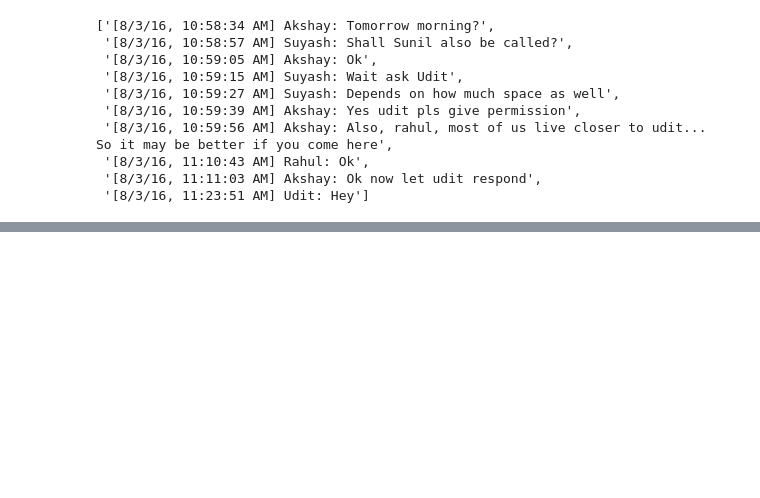
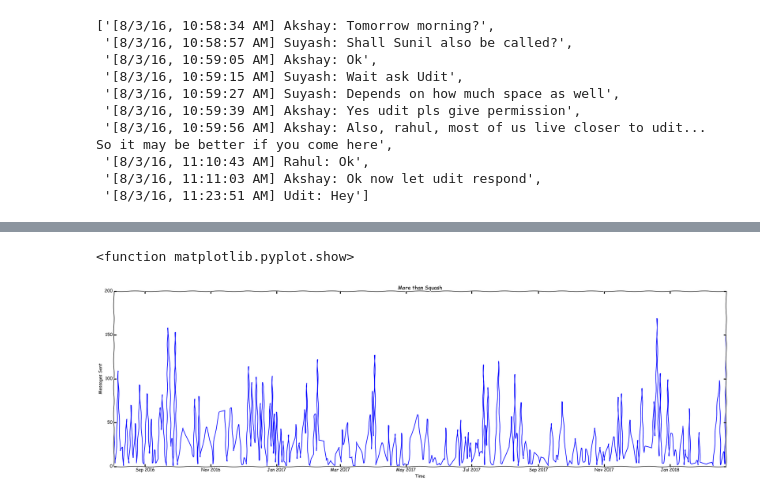
Before and after one commit to suyashSax/random, a Jupyter notebook: WhatsApp Analytics.ipynb, the cells around one changed output, grey strips where cells are left out. Cells and saved outputs as stored; diff of their text form; code cells hidden in the pictures; blank space fills up the shorter version.

Commit message:
Plot messages vs. time

```diff
--- a/WhatsApp Analytics.ipynb
+++ b/WhatsApp Analytics.ipynb
@@ -46,0 +49,2 @@ df.head()
+# %%
+nf = df.groupby('Date', as_index=False).count()
@@ -47,3 +60,14 @@ df.head()
+# %%
+plt.figure(figsize=(35,10))
+plt.xkcd()
+plt.plot(nf['Date'], nf['Sender'])
+plt.ylabel('Messages Sent')
+plt.xlabel('Time')
+plt.title('More than Squash')
+plt.show
+# %% [output]
+<function matplotlib.pyplot.show>
+[figure, added]
 # %%
 # TODO:
 # Groupby to get number of messages per date
```
Also changed, not shown: parts of 3 cells of this notebook, 1 other file.
